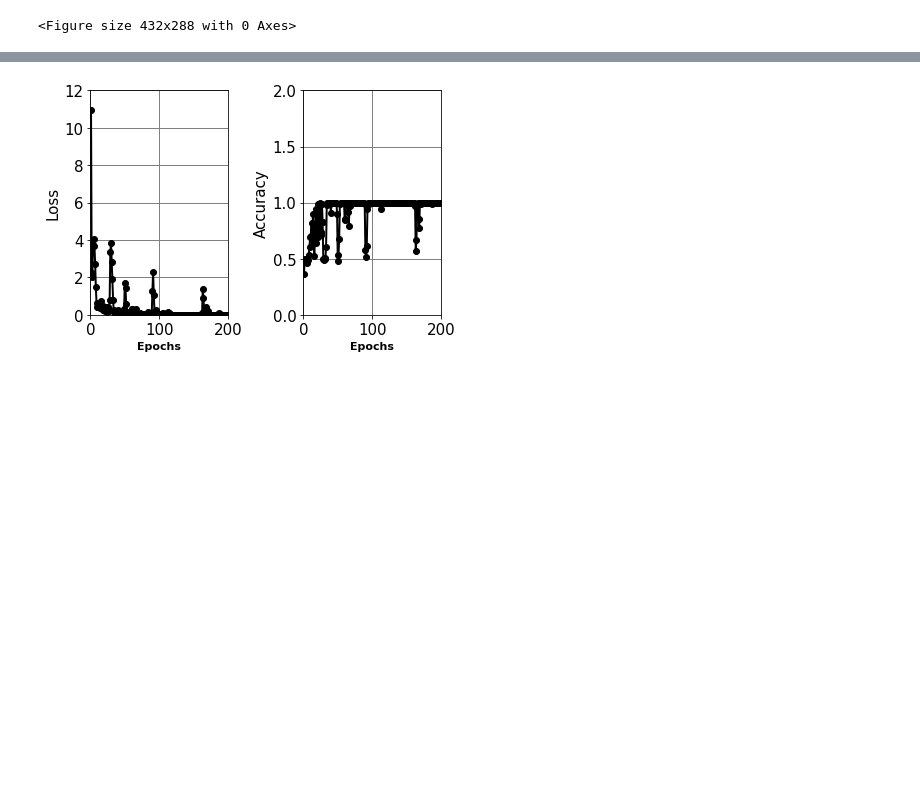
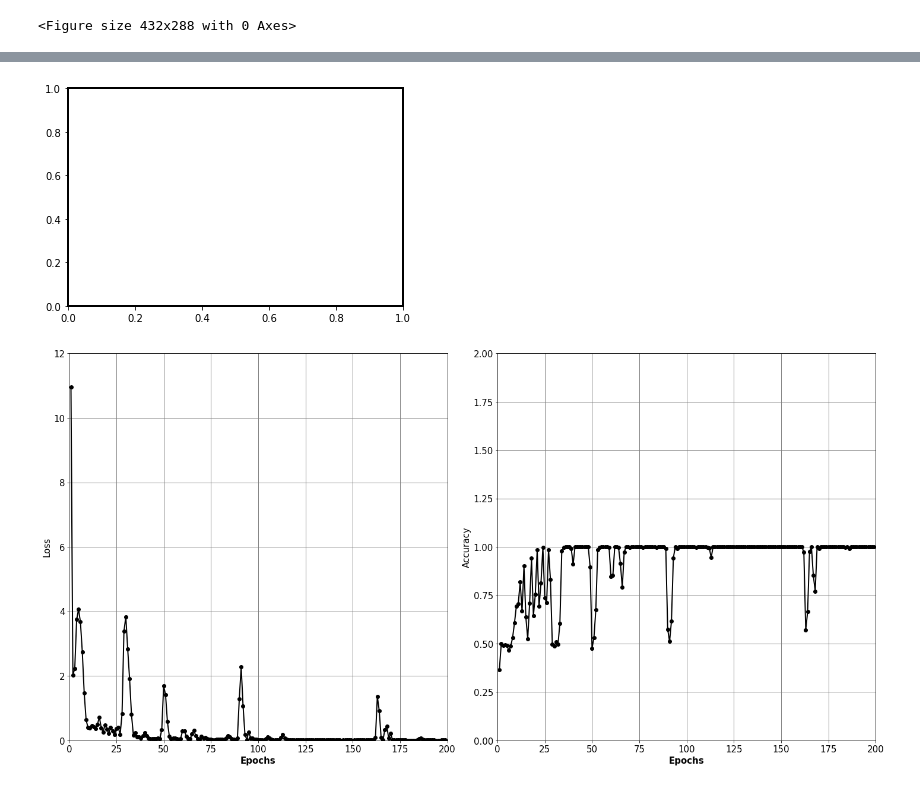
Before and after one commit to ucfilho/marquesgabi_paper_fev_2021, a Jupyter notebook: Graphic_Epochs_fev_09_2020.ipynb, the cells around one changed output, grey strips where cells are left out. Cells and saved outputs as stored; diff of their text form; code cells hidden in the pictures; blank space fills up the shorter version.

```diff
--- a/Graphic_Epochs_fev_09_2020.ipynb
+++ b/Graphic_Epochs_fev_09_2020.ipynb
@@ -94,24 +101,26 @@ plt.subplots_adjust(left=left_choice, bottom=bottom_choice,right=right_choice,
 # %%
 Num=2
 Y = np.zeros((199,2))
 Y_lim=[12,2]
 Y_label=['Loss','Accuracy']
 Y[:,0]=np.array(df['Loss'])
 Y[:,1]=np.array(df['accuracy'])
 X=[i+1 for i in range(199)]
 fig = plt.figure()
 ax1 = fig.add_subplot(111)
+plt.figure(num=None, figsize=(20, 10))
 for i in range(Num):
   plt.subplot(1,2,i+1)
   plt.xlim(0, 200)
   plt.ylim(0, Y_lim[i])
   plt.setp(ax1.spines.values(), linewidth=2.0)
   plt.plot(X, Y[:,i], 'ko-', linewidth=2, markersize=6)
-  plt.xlabel('Epochs', fontsize=11, fontweight='bold')
+  plt.xlabel('Epochs', fontsize=15, fontweight='bold')
   plt.ylabel(Y_label[i], fontsize=15, fontweight='normal')
   plt.grid(True, linewidth=1,color='gray')
   plt.tick_params(axis='both', which='major', labelsize=15)
 
 plt.tight_layout()
 # %% [output]
-[figure, old version]
+[figure, new version]
+[figure, added]
```
Also changed, not shown: parts of 1 cell of this notebook.
